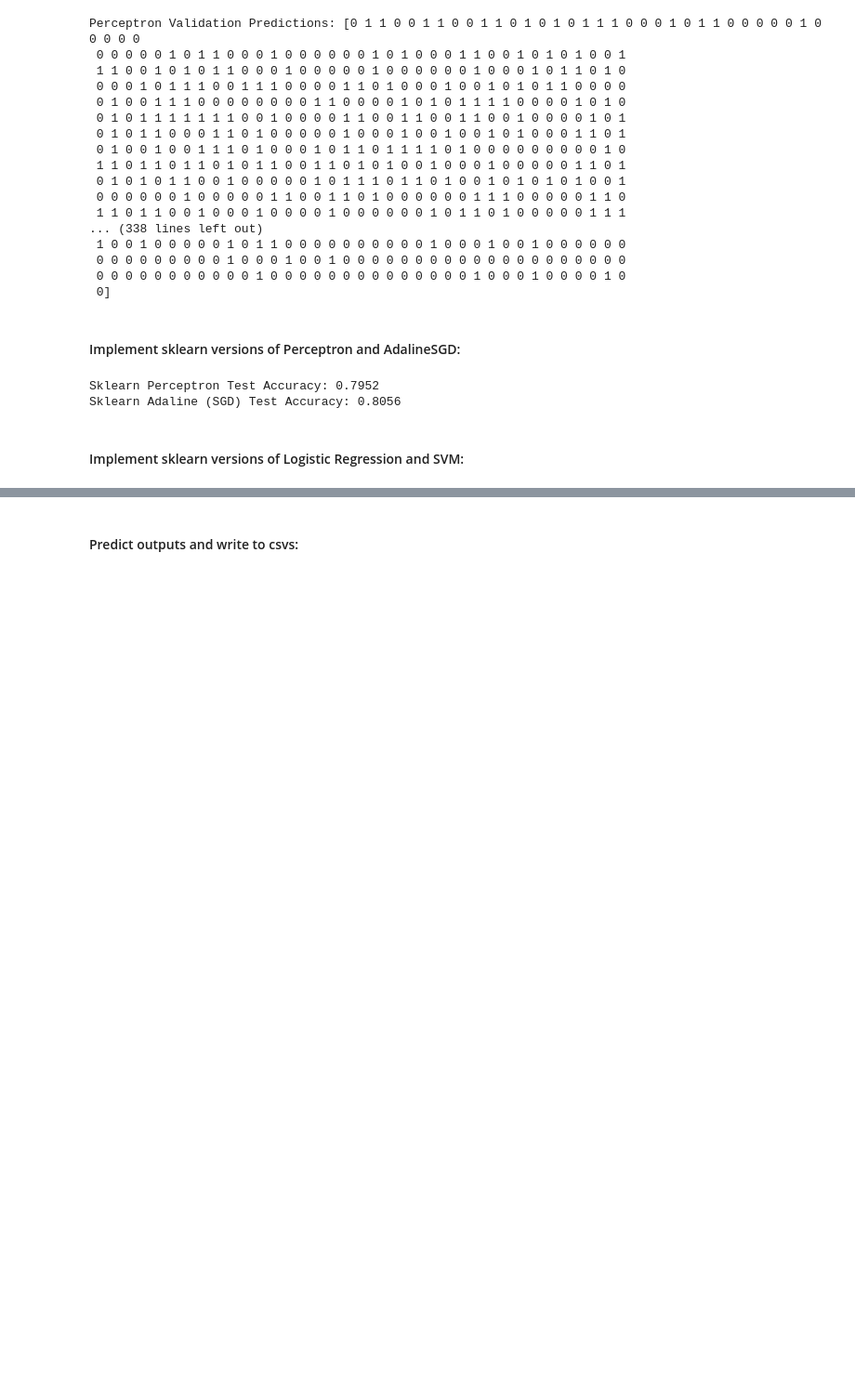
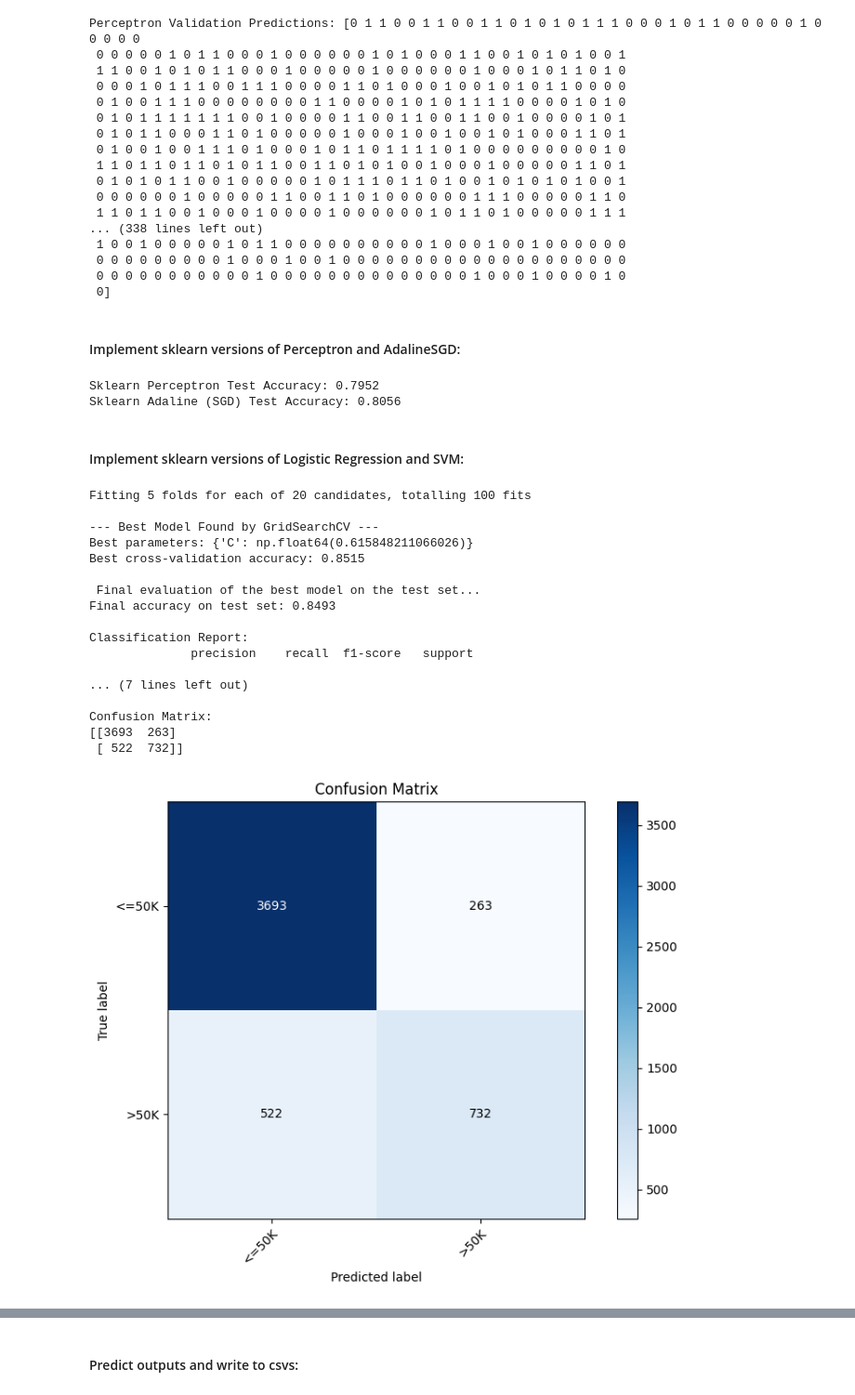
Before and after one commit to cmorris01/project1-foundations_of_classification_algorithms, a Jupyter notebook: notebooks/main.ipynb, the cells around one changed output, grey strips where cells are left out. Shown at 93% size. Saved outputs shown, nothing was run; the diff lists cells and outputs as text; code cells hidden in the pictures; blank space fills up the shorter version.

Commit message:
Pushing completed models with an iffy decion boundry

```diff
--- a/notebooks/main.ipynb
+++ b/notebooks/main.ipynb
@@ -193,6 +201,55 @@ Sklearn Adaline (SGD) Test Accuracy: 0.8056
 # %% [markdown]
 #### Implement sklearn versions of Logistic Regression and SVM:
 # %%
+#initialize grid search
+param_gridLR = {'C': np.logspace(-4, 4, 20), }
+
+# Initialize GridSearchCV with a 5-fold cross-validation strategy.
+grid_searchLR = GridSearchCV(estimator=LogisticRegression(solver='lbfgs', random_state=42, max_iter=200),
+    param_grid=param_gridLR,cv=5,scoring='accuracy',n_jobs=-1,verbose=1)
+
+
+
 # fit models
+grid_searchLR.fit(X_train_processed, y_train.values.ravel())
+best_modelLR = grid_searchLR.best_estimator_
 
-# find accurarcy of models
+# Plot the predictions and the confusion matrix
+print("\n--- Best Model Found by GridSearchCV ---")
+print(f"Best parameters: {grid_searchLR.best_params_}")
+print(f"Best cross-validation accuracy: {grid_searchLR.best_score_:.4f}")
+
+print("\n Final evaluation of the best model on the test set...")
+# Predict using the best model found during the search.
+final_y_predLR = best_modelLR.predict(X_test_processed)
+final_accuracyLR = accuracy_score(y_test, final_y_predLR)
+
+print(f"Final accuracy on test set: {final_accuracyLR:.4f}")
+print("\nClassification Report:")
+print(classification_report(y_test, final_y_predLR))
+
+print("\nConfusion Matrix:")
+cmLR = confusion_matrix(y_test, final_y_predLR)
+print(cmLR)
+
+# Plot the predictions and the confusion matrix
+pltcm(cmLR, y_test)
+# %% [output]
+Fitting 5 folds for each of 20 candidates, totalling 100 fits
+
+--- Best Model Found by GridSearchCV ---
+Best parameters: {'C': np.float64(0.615848211066026)}
+Best cross-validation accuracy: 0.8515
+
+ Final evaluation of the best model on the test set...
+Final accuracy on test set: 0.8493
+
+Classification Report:
+              precision    recall  f1-score   support
+
+... (7 lines left out)
+
+Confusion Matrix:
+[[3693  263]
+ [ 522  732]]
+[figure, added]
```
Also changed, not shown: parts of 11 cells of this notebook, 2 other files.
